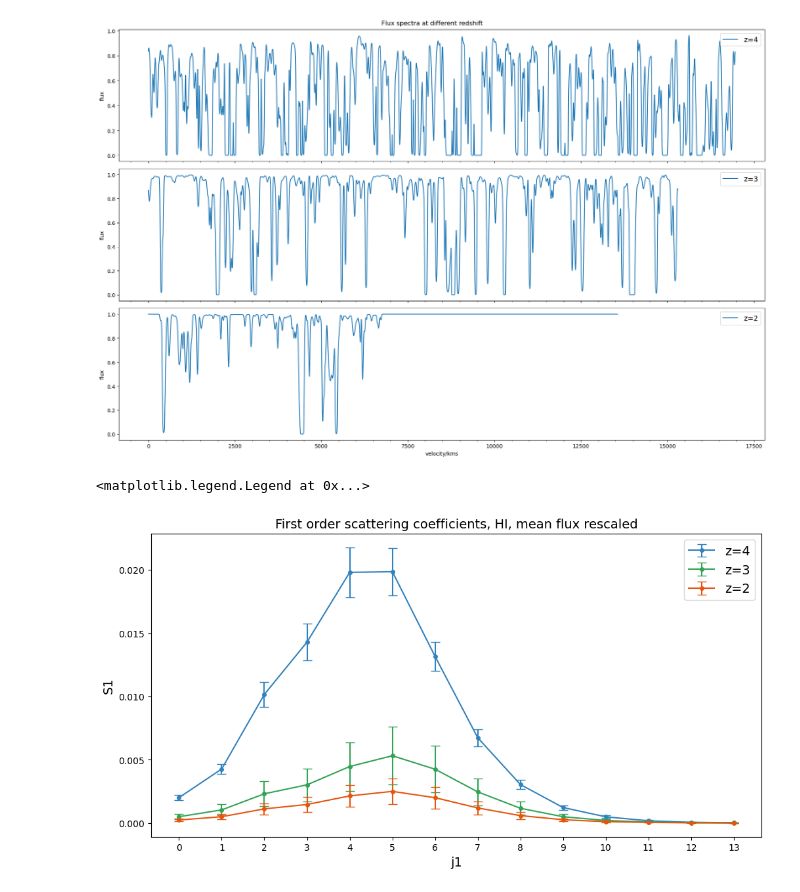
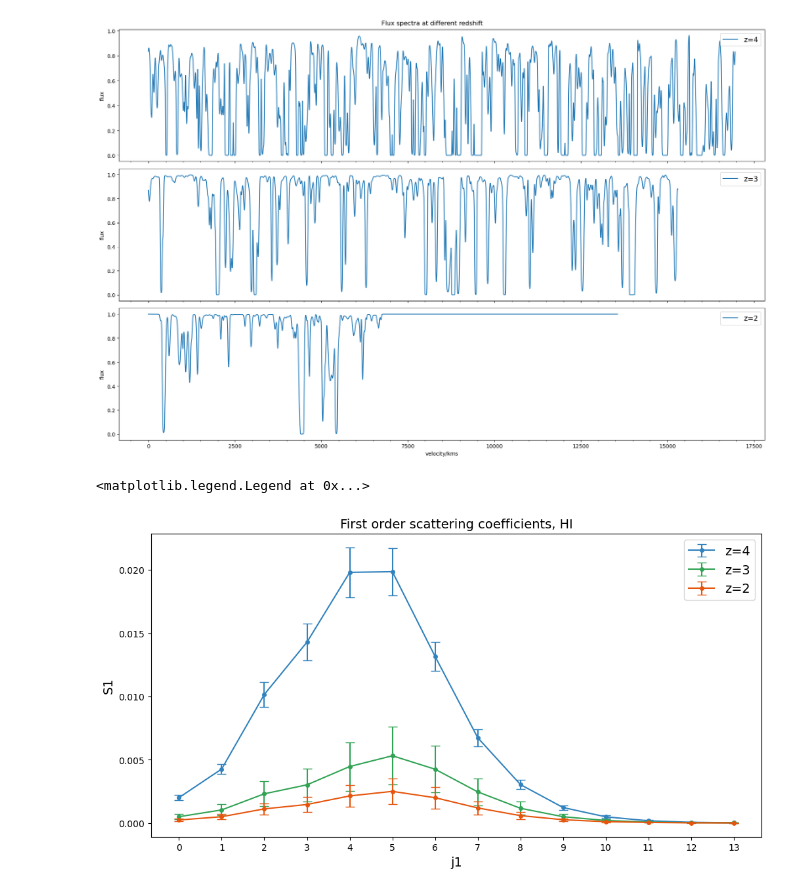
Before and after one commit to ryu-ship-it/lyman_alpha_scattering_transform, a Jupyter notebook: Hydrogen_redshift_compare.ipynb, the cells around one changed output. Cells and saved outputs as stored; diff of their text form; code cells hidden in the pictures.

```diff
--- a/Hydrogen_redshift_compare.ipynb
+++ b/Hydrogen_redshift_compare.ipynb
@@ -48,28 +49,28 @@ print(J)
 13
 # %%
 #scattering transform on redshift 2 spectra
-coefficients_z2, meta_z2 = spectra_scattering(flux_z2, J)
+coefficients_z2, meta_z2 = flux_scattering_transform(flux_z2, J)
 coefficients_z2 = coefficients_z2.mean(axis=2)
 print(coefficients_z2.shape)
 # %% [output]
 (2750, 103)
 # %%
 #scattering transform on redshift 3 spectra
-coefficients_z3, meta_z3 = spectra_scattering(flux_z3, J)
+coefficients_z3, meta_z3 = flux_scattering_transform(flux_z3, J)
 coefficients_z3 = coefficients_z3.mean(axis=2)
 print(coefficients_z3.shape)
 # %% [output]
 (4500, 103)
 # %%
 #scattering transform on redshift 4 spectra
-coefficients_z4, meta_z4 = spectra_scattering(flux_z4, J)
+coefficients_z4, meta_z4 = flux_scattering_transform(flux_z4, J)
 coefficients_z4 = coefficients_z4.mean(axis=2)
 print(coefficients_z4.shape)
 # %% [output]
 (450, 103)
 # %%
 #normalization, calculating mean and standard deviation
-S1_z2, S2_z2 = get_normalized_S1_S2(coefficients_z2, meta_z2)
+S1_z2, S2_z2 = get_normalized_coefficients(coefficients_z2, meta_z2)
 S1_z2_mean = np.mean(S1_z2['S1'], axis=0)
 S1_z2_std = np.std(S1_z2['S1'], axis=0)
 S2_z2_mean = [np.mean(S2_z2['S2'][f'{j}'], axis=0) for j in range(len(S2_z2['S2']))]
@@ -109,21 +112,21 @@ fig.tight_layout()
 # %%
 #plot the first order coefficients
 fig, axs = plt.subplots(1, figsize=(12, 6))
 j1_z4 = np.array(list(S1_z4['j1'].flatten()))[:, 0]
 j1_z3 = np.array(list(S1_z3['j1'].flatten()))[:, 0]
 j1_z2 = np.array(list(S1_z2['j1'].flatten()))[:, 0]
 colors = ['#3182BD', '#31A354', '#E6550D']
 axs.errorbar(j1_z4, S1_z4_mean, S1_z4_std, fmt='-o', label='z=4', markersize=4, capsize=5, color=colors[0])
 axs.errorbar(j1_z3, S1_z3_mean, S1_z3_std, fmt='-o', label='z=3', markersize=4, capsize=5, color=colors[1])
 axs.errorbar(j1_z2, S1_z2_mean, S1_z2_std, fmt='-o', label='z=2', markersize=4, capsize=5, color=colors[2])
-axs.set_title('First order scattering coefficients, HI, mean flux rescaled', fontsize=14)
+axs.set_title('First order scattering coefficients, HI', fontsize=14)
 axs.set_xticks(j1_z4)
 axs.set_xlabel('j1', fontsize=14)
 axs.set_ylabel('S1', fontsize=14)
 axs.legend(fontsize=14)
 # %% [output]
 <matplotlib.legend.Legend at 0x...>
-[figure, old version]
+[figure, new version]
 # %%
 #plot the second order scattering
 fig, axes = plt.subplots(1, len(S2_z4_mean[:-1]), figsize=(22, 7), sharey=True)
```
Also changed, not shown: parts of 16 cells of this notebook.
